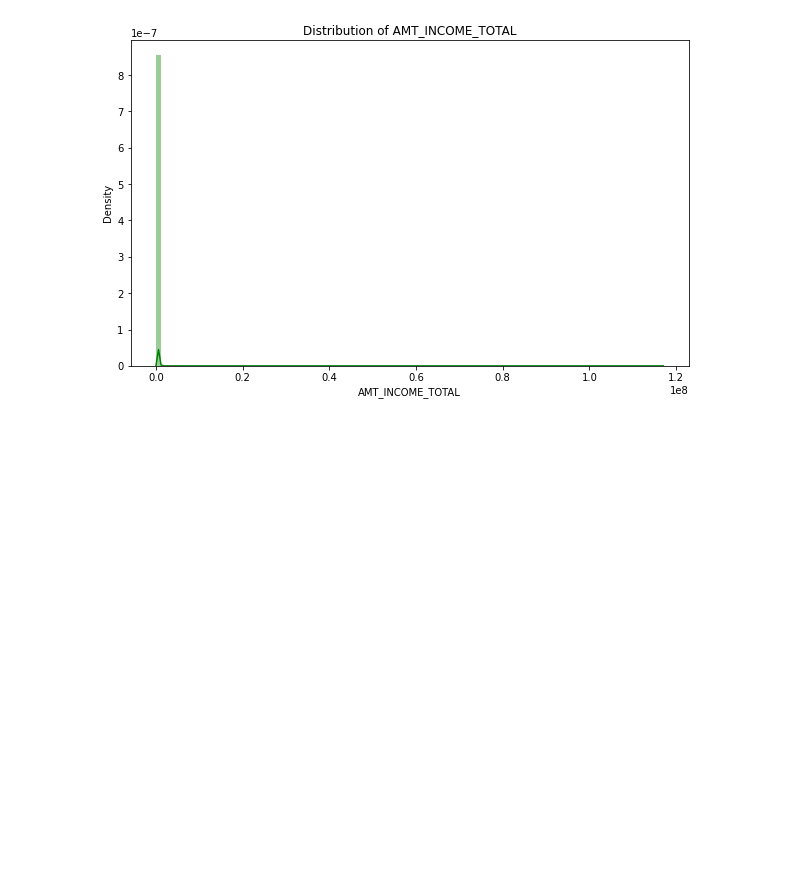
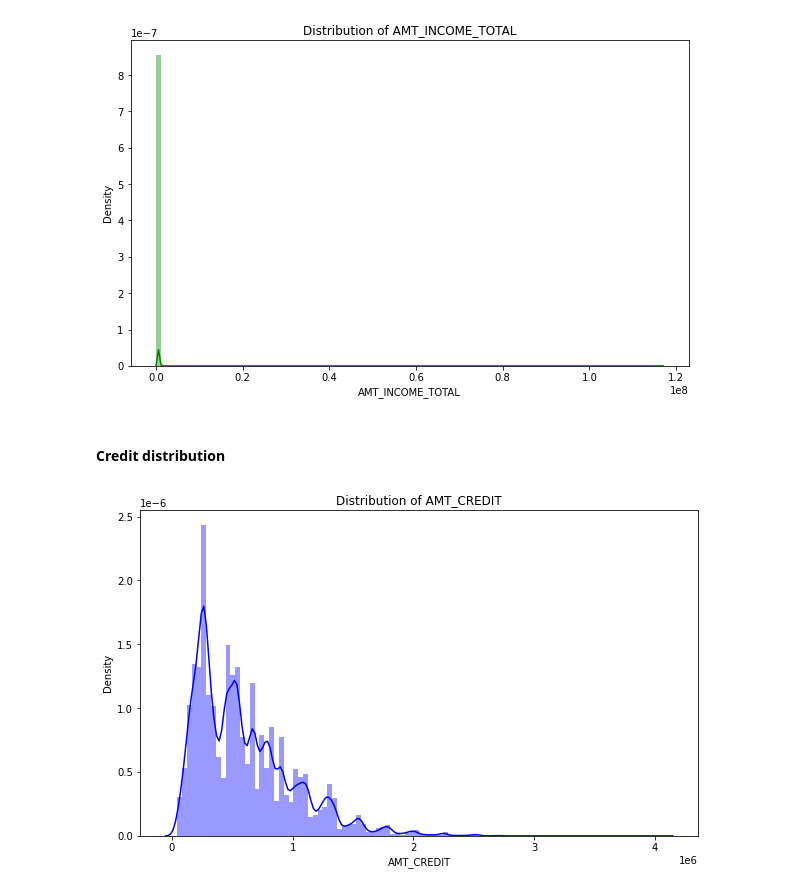
Before and after one commit to mhs10031990/Hands_on, a Jupyter notebook: CRA_Data_Visualization.ipynb, the cells around one changed output. Cells and saved outputs as stored; diff of their text form; code cells hidden in the pictures; blank space fills up the shorter version.

```diff
--- a/CRA_Data_Visualization.ipynb
+++ b/CRA_Data_Visualization.ipynb
@@ -283,0 +282,6 @@ plot_distribution('AMT_INCOME_TOTAL','green')
+# %% [markdown]
+#### Credit distribution
+# %%
+plot_distribution('AMT_CREDIT','blue')
+# %% [output]
+[figure, added]
```
Also changed, not shown: parts of 11 cells of this notebook.
